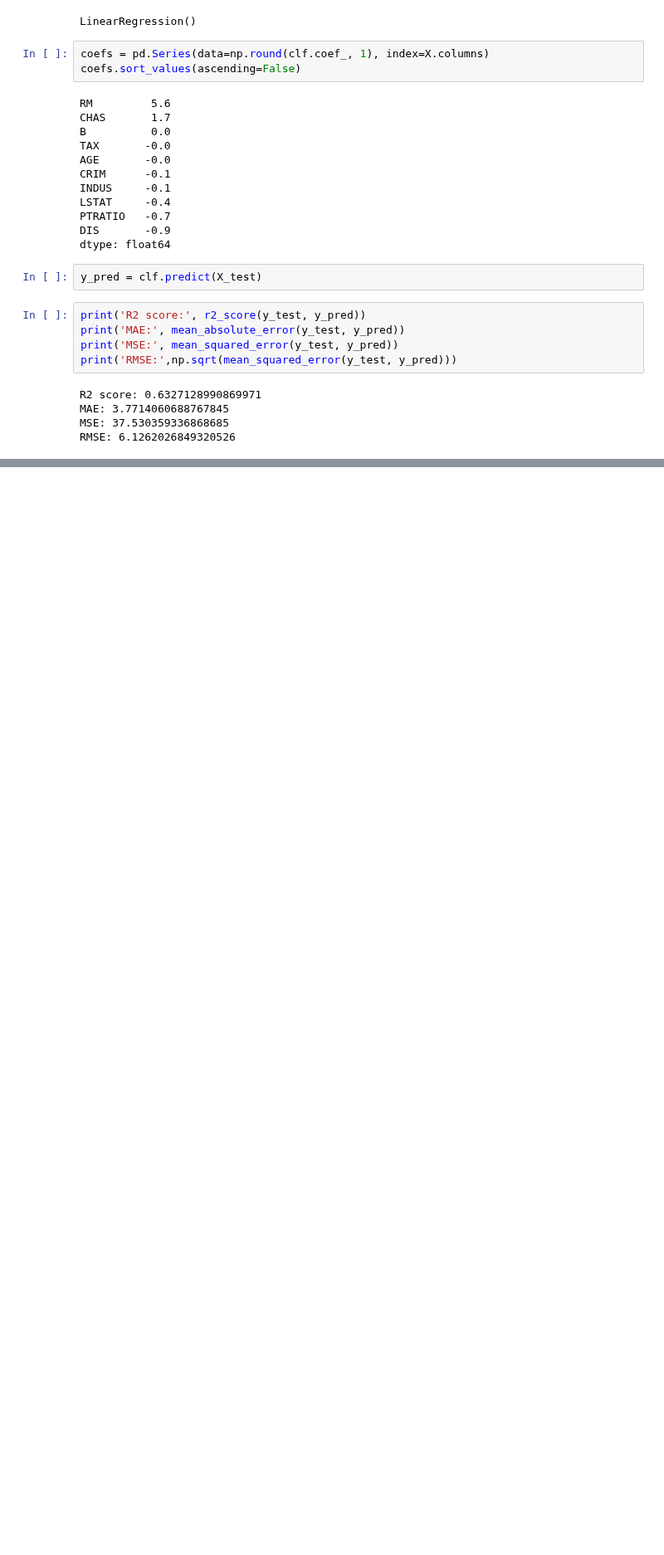
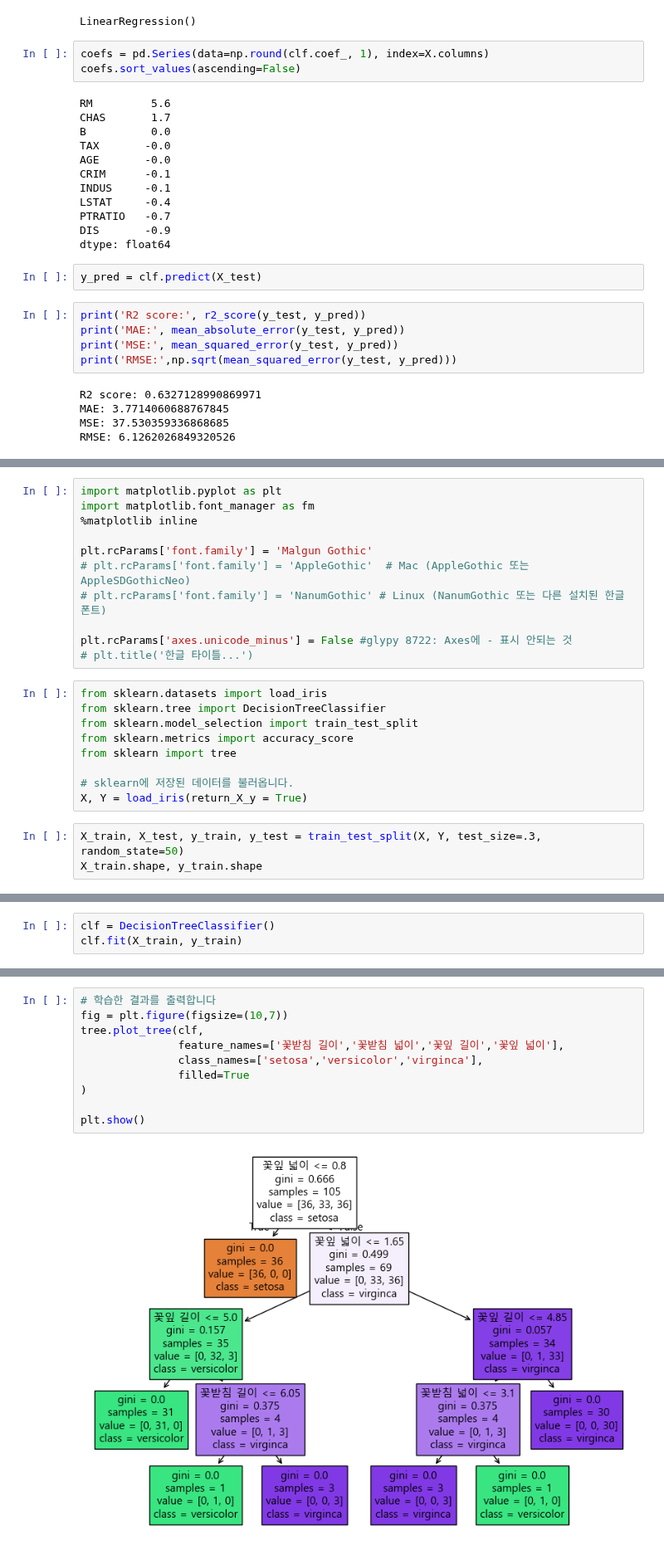
Before and after one commit to cleamm/TIL, a Jupyter notebook: 2025/Python/20250716.ipynb, the cells around one changed output, grey strips where cells are left out. Shown at 83% size. Saved outputs shown, nothing was run; the diff lists cells and outputs as text; blank space fills up the shorter version.

```diff
--- a/2025/Python/20250716.ipynb
+++ b/2025/Python/20250716.ipynb
@@ -373,0 +531,23 @@ RMSE: 6.1262026849320526
+# %%
+import matplotlib.pyplot as plt
+import matplotlib.font_manager as fm
+%matplotlib inline
+
+plt.rcParams['font.family'] = 'Malgun Gothic'
+# plt.rcParams['font.family'] = 'AppleGothic'  # Mac (AppleGothic 또는 AppleSDGothicNeo)
+# plt.rcParams['font.family'] = 'NanumGothic' # Linux (NanumGothic 또는 다른 설치된 한글 폰트)
+
+plt.rcParams['axes.unicode_minus'] = False #glypy 8722: Axes에 - 표시 안되는 것
+# plt.title('한글 타이틀...')
+# %%
+from sklearn.datasets import load_iris
+from sklearn.tree import DecisionTreeClassifier
+from sklearn.model_selection import train_test_split
+from sklearn.metrics import accuracy_score
+from sklearn import tree
+
+# sklearn에 저장된 데이터를 불러옵니다.
+X, Y = load_iris(return_X_y = True)
+# %%
+X_train, X_test, y_train, y_test = train_test_split(X, Y, test_size=.3, random_state=50)
+X_train.shape, y_train.shape
@@ -373,0 +568,3 @@ RMSE: 6.1262026849320526
+# %%
+clf = DecisionTreeClassifier()
+clf.fit(X_train, y_train)
@@ -373,0 +592,12 @@ RMSE: 6.1262026849320526
+# %%
+# 학습한 결과를 출력합니다
+fig = plt.figure(figsize=(10,7))
+tree.plot_tree(clf,
+               feature_names=['꽃받침 길이','꽃받침 넓이','꽃잎 길이','꽃잎 넓이'],
+               class_names=['setosa','versicolor','virginca'],
+               filled=True
+)
+
+plt.show()
+# %% [output]
+[figure, added]
```
Also changed, not shown: parts of 41 cells of this notebook, 2 other files.
